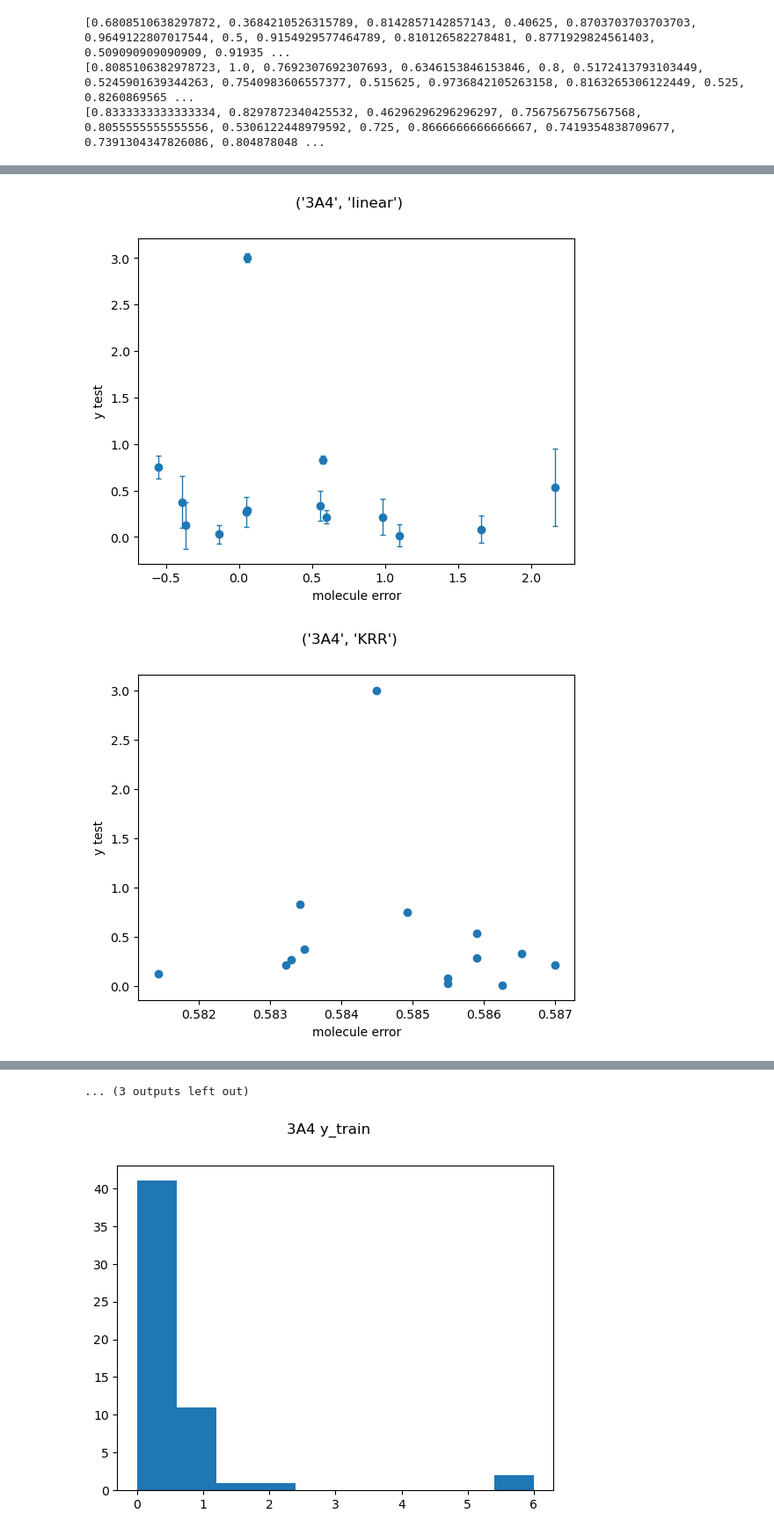
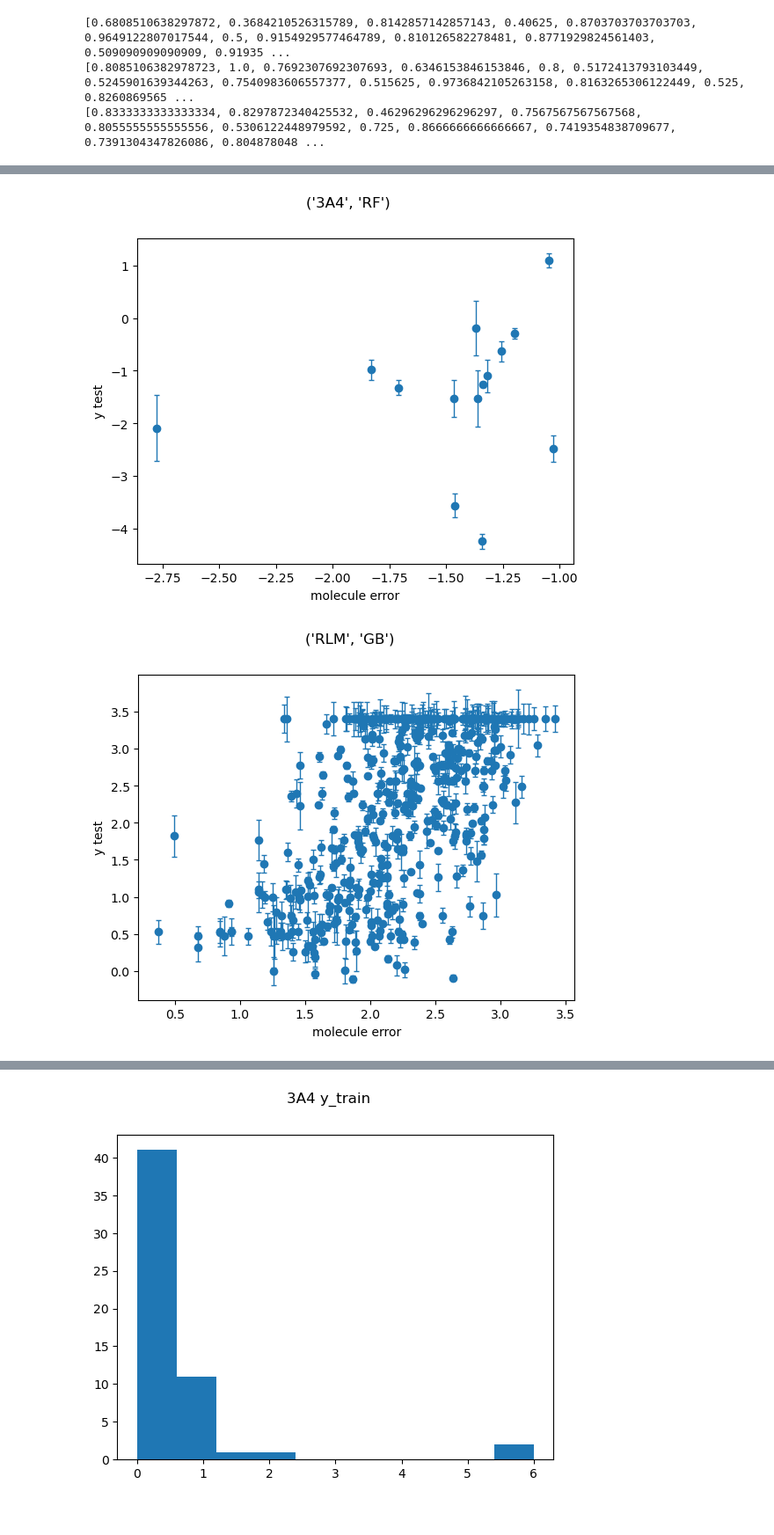
Before and after one commit to hruska-lab/metabolism-hyperparameter-optimization, a Jupyter notebook: main.ipynb, the cells around one changed output, grey strips where cells are left out. Shown at 88% size. Cells and saved outputs as stored; diff of their text form; code cells hidden in the pictures.

```diff
--- a/main.ipynb
+++ b/main.ipynb
@@ -106,7 +110,7 @@ for isozyme in isozymes:
     # Morgan fps as numpy arrays of smiles from given isozyme
     x = fp_arrays[isozyme]
     # halflife values corresponding to each of the fps
-    y = np.array(pd.read_csv(abs_file_path(rel_paths[isozyme][0]))["halflife"])
+    y = np.log(np.array(pd.read_csv(abs_file_path(rel_paths[isozyme][0]))["halflife"]))
 
     idx_train, idx_test = train_test_split(np.arange(len(y)), test_size=0.2, random_state=42)
 
@@ -132,9 +136,11 @@ for isozyme in isozymes:
     x_test = xy_splits[isozyme][1]
     y_train = xy_splits[isozyme][2]
     y_test = xy_splits[isozyme][3]
+    print(isozyme)
     print(x_train.shape, y_train.shape, x_test.shape, y_test.shape)
-    mol_err, std = mol_predict_and_std(models, x_train, x_test, y_train, y_test)
-    mol_errors[isozyme] = mol_err
+    y_test_avg_predict, std, rmsd = mol_predict_and_std(models, x_train, x_test, y_train, y_test)
+    y_test_avg_predictions[isozyme] = y_test_avg_predict
     stds[isozyme] = std
-    print(f"{isozyme}\n molecule errors: {list(mol_errors[isozyme].values())[:2][:5]}\n std: {list(stds[isozyme].values())[:2][:5]}")
+    rmsds[isozyme] = rmsd
+    print(f"     root-mean-square deviations: {rmsds[isozyme]}\n")
 # %% [output]
@@ -157,0 +164,7 @@ for isozyme in isozymes:
+# %%
+for isozyme in isozymes:
+    isozyme_rmsd = list(rmsds[isozyme].values())
+    lowest_rmsd = min(isozyme_rmsd)
+    best_model_for_isozyme = list(rmsds[isozyme].keys())[list(rmsds[isozyme].values()).index(lowest_rmsd)]
+    best_models[isozyme] = best_model_for_isozyme
+    print(f"best model for {isozyme}: {best_model_for_isozyme} with rmsd {lowest_rmsd}")
@@ -165,6 +182,6 @@ for isozyme in isozymes:
 [0.8333333333333334, 0.8297872340425532, 0.46296296296296297, 0.7567567567567568, 0.8055555555555556, 0.5306122448979592, 0.725, 0.8666666666666667, 0.7419354838709677, 0.7391304347826086, 0.804878048 ...
 # %%
 for isozyme in isozymes:
-    for model in models:
-        create_scatter_plot(tanimoto_sims[isozyme], mol_errors[isozyme][model], model, "tanimoto similarities", "abs error")
+    model = best_models[isozyme]
+    create_scatter_plot(tanimoto_sims[isozyme], y_test_avg_predictions[isozyme][model], model, "tanimoto similarities", "abs error")
 # %% [output]
@@ -184,12 +191,12 @@ for isozyme in isozymes:
 # %%
 for isozyme in isozymes:
-    for model in models:
-        plt.clf()
-        plt.errorbar(mol_errors[isozyme][model], xy_splits[isozyme][3], yerr=stds[isozyme][model], linewidth=1, capsize=2, fmt='o')
-        plt.xlabel('molecule error')
-        plt.ylabel('y test')
-        plt.suptitle(f"{isozyme, model}")
-        plt.show()
+    model = best_models[isozyme]
+    plt.clf()
+    plt.errorbar(y_test_avg_predictions[isozyme][model], xy_splits[isozyme][3], yerr=stds[isozyme][model], linewidth=1, capsize=2, fmt='o')
+    plt.xlabel('molecule error')
+    plt.ylabel('y test')
+    plt.suptitle(f"{isozyme, model}")
+    plt.show()
 # %% [output]
-[figure, old version]
+[figure, new version]
-[figure, old version]
+[figure, new version]
@@ -206,3 +204,2 @@ for isozyme in isozymes:
-... (3 outputs left out)
 # %%
 for isozyme in isozymes:
```
Also changed, not shown: parts of 8 cells of this notebook.
